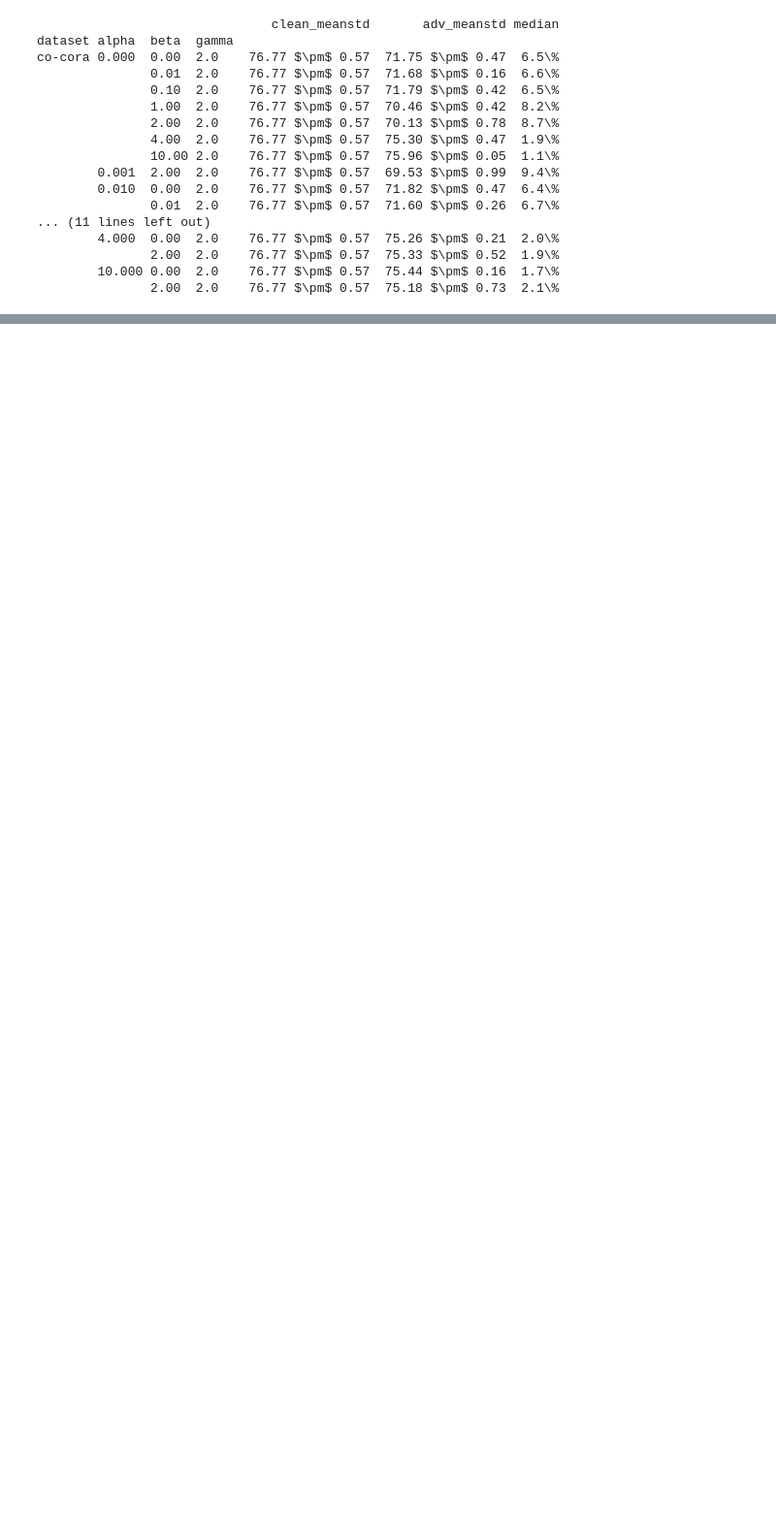
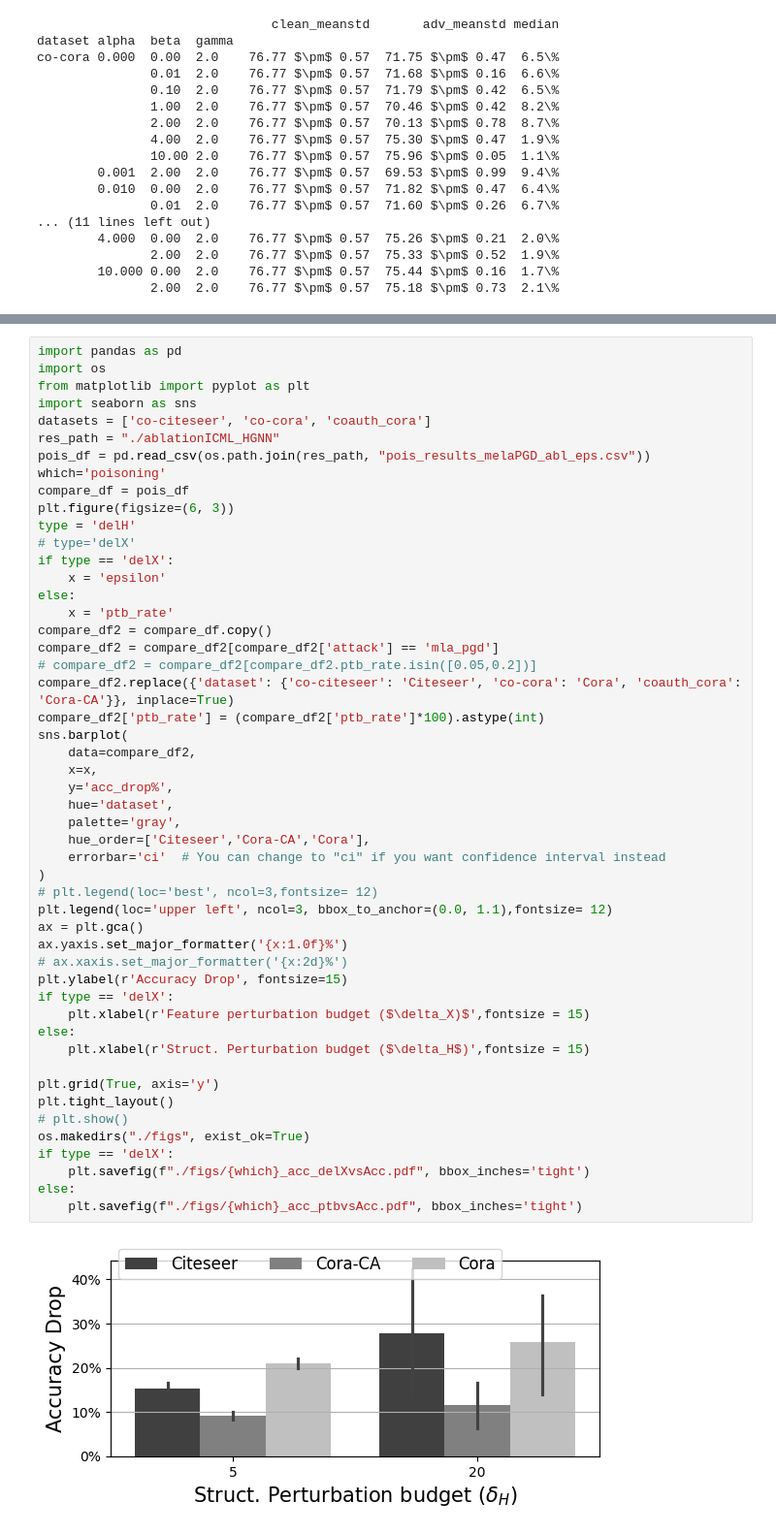
Before and after one commit to toggled/mela, a Jupyter notebook: src/plot.ipynb, the cells around one changed output, grey strips where cells are left out. Shown at 97% size. Drawn from its saved outputs; the diff is of its cells as text; blank space fills up the shorter version.

```diff
--- a/src/plot.ipynb
+++ b/src/plot.ipynb
@@ -231,0 +233,52 @@ co-cora 0.000  0.00  2.0    76.77 $\pm$ 0.57  71.75 $\pm$ 0.47  6.5\%
+# %%
+import pandas as pd
+import os
+from matplotlib import pyplot as plt
+import seaborn as sns
+datasets = ['co-citeseer', 'co-cora', 'coauth_cora']
+res_path = "./ablationICML_HGNN"
+pois_df = pd.read_csv(os.path.join(res_path, "pois_results_melaPGD_abl_eps.csv"))
+which='poisoning'
+compare_df = pois_df
+plt.figure(figsize=(6, 3))
+type = 'delH'
+# type='delX'
+if type == 'delX':
+    x = 'epsilon'
+else:
+    x = 'ptb_rate'
+compare_df2 = compare_df.copy()
+compare_df2 = compare_df2[compare_df2['attack'] == 'mla_pgd']
+# compare_df2 = compare_df2[compare_df2.ptb_rate.isin([0.05,0.2])]
+compare_df2.replace({'dataset': {'co-citeseer': 'Citeseer', 'co-cora': 'Cora', 'coauth_cora': 'Cora-CA'}}, inplace=True)
+compare_df2['ptb_rate'] = (compare_df2['ptb_rate']*100).astype(int)
+sns.barplot(
+    data=compare_df2,
+    x=x,
+    y='acc_drop%',
+    hue='dataset',
+    palette='gray',
+    hue_order=['Citeseer','Cora-CA','Cora'],
+    errorbar='ci'  # You can change to "ci" if you want confidence interval instead
+)
+# plt.legend(loc='best', ncol=3,fontsize= 12)
+plt.legend(loc='upper left', ncol=3, bbox_to_anchor=(0.0, 1.1),fontsize= 12)
+ax = plt.gca()
+ax.yaxis.set_major_formatter('{x:1.0f}%')
+# ax.xaxis.set_major_formatter('{x:2d}%')
+plt.ylabel(r'Accuracy Drop', fontsize=15)
+if type == 'delX':
+    plt.xlabel(r'Feature perturbation budget ($\delta_X)$',fontsize = 15)
+else:
+    plt.xlabel(r'Struct. Perturbation budget ($\delta_H$)',fontsize = 15)
+
+plt.grid(True, axis='y')
+plt.tight_layout()
+# plt.show()
+os.makedirs("./figs", exist_ok=True)
+if type == 'delX':
+    plt.savefig(f"./figs/{which}_acc_delXvsAcc.pdf", bbox_inches='tight')
+else:
+    plt.savefig(f"./figs/{which}_acc_ptbvsAcc.pdf", bbox_inches='tight')
+# %% [output]
+[figure, added]
```
Also changed, not shown: parts of 43 cells of this notebook, 15 other files.
